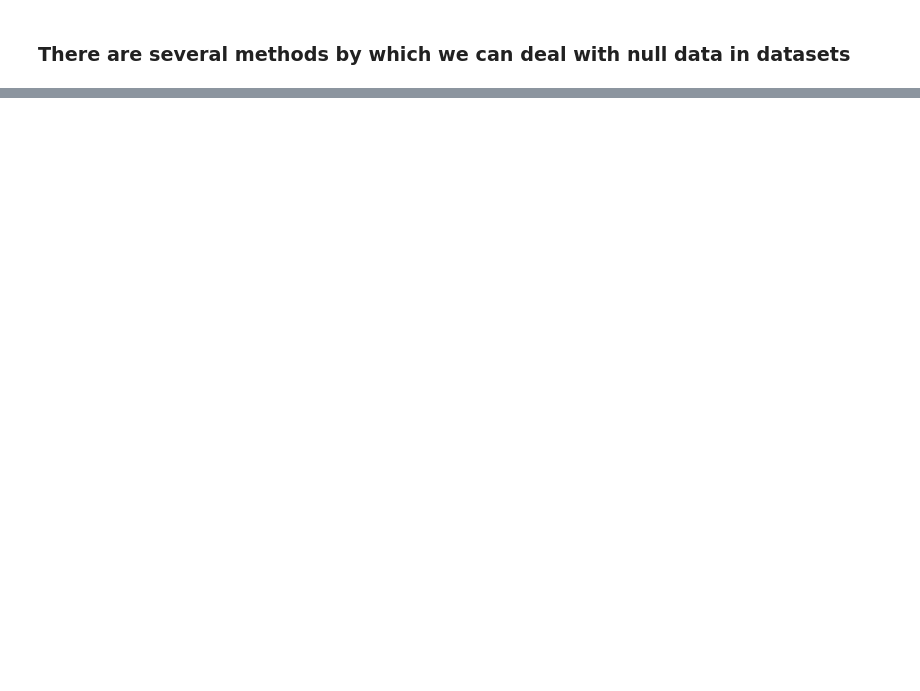
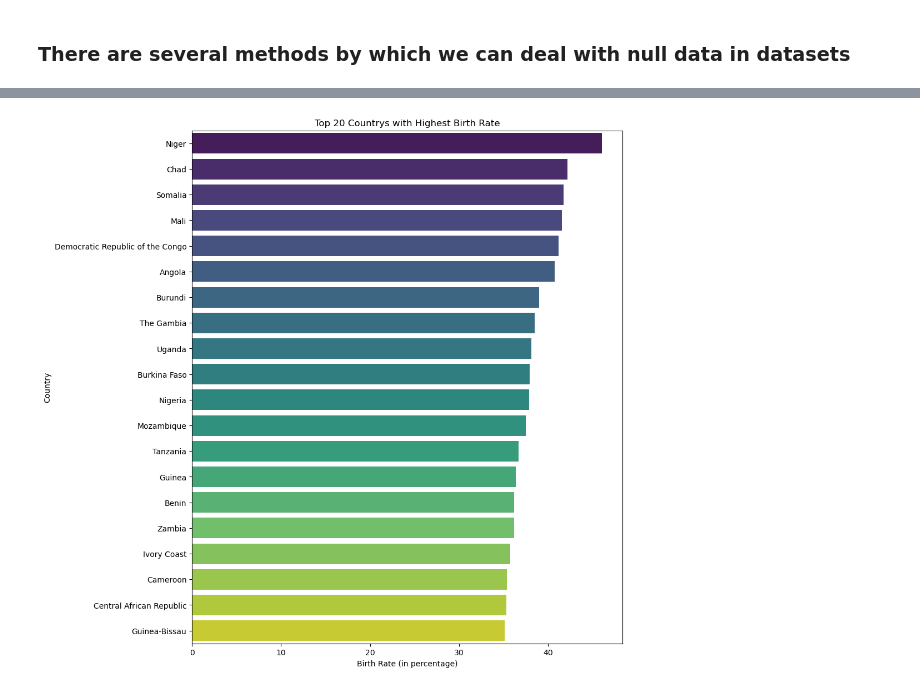
Before and after one commit to Shivam-5403/python_project_data-analytics, a Jupyter notebook: GlobalDataAnalysis.ipynb, the cells around one changed output, grey strips where cells are left out. Cells and saved outputs as stored; diff of their text form; code cells hidden in the pictures; blank space fills up the shorter version.

```diff
--- a/GlobalDataAnalysis.ipynb
+++ b/GlobalDataAnalysis.ipynb
@@ -102,5 +103,13 @@ data1.describe()
 # %% [markdown]
 ### There are several methods by which we can deal with null data in datasets
 # %%
-data1.fillna(0,inplace=True)  # This is only one of them
+# (1)Fill with a Specific Value:
+# df.fillna(0, inplace=True)  # Replace NaN with 0
+# df.fillna(df.mean(), inplace=True)  # Replace NaN with the mean of each column
+# (2)Forward Fill (Use the Previous Value):
+# df.ffill(inplace=True)  # Forward fill missing values
+# (3)Backward Fill (Use the Next Value):
+# df.bfill(inplace=True)  # Backward fill missing values
+# (4)Interpolation: estimate missing values based on existing values
+# df.interpolate(inplace=True)  # Interpolate missing values
 # %%
@@ -257,0 +159,11 @@ The average unemployment rate across all countries is: 6.89%
+# %%
+# this for highest Birth Rate
+top_20_countries_br = data1.nlargest(20, 'Birth Rate')
+plt.figure(figsize=(10, 12))
+sns.barplot(x='Birth Rate', y='Country', data=top_20_countries_br, palette='viridis')
+plt.xlabel('Birth Rate (in percentage)')
+plt.ylabel('Country')
+plt.title('Top 20 Countrys with Highest Birth Rate')
+plt.show()
+# %% [output]
+[figure, added]
```
Also changed, not shown: parts of 51 cells of this notebook, 1 other file.
